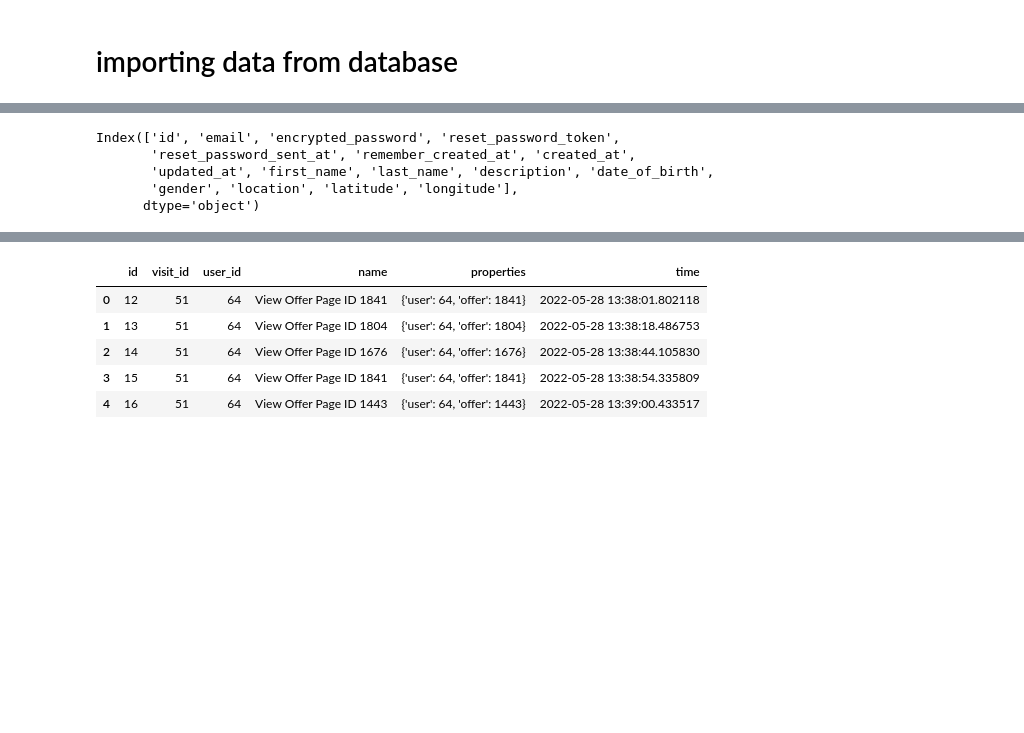
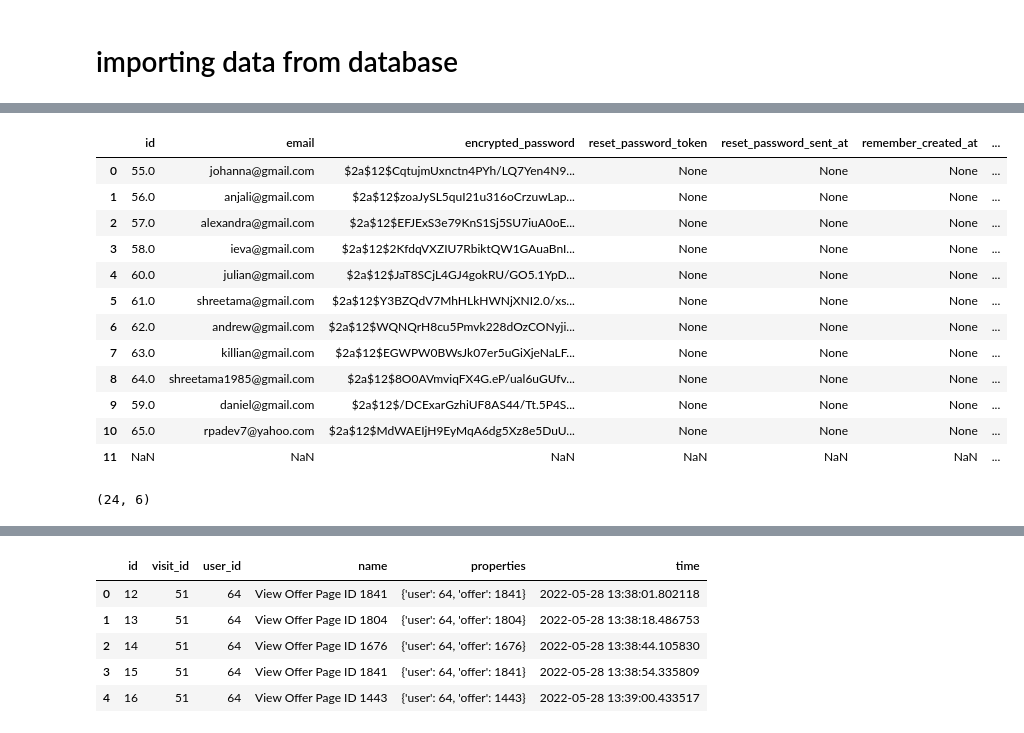
Before and after one commit to doode-1708/SportsExperiencePlatform, a Jupyter notebook: notebooks/sk_simple_recomender.ipynb, the cells around one changed output, grey strips where cells are left out. Saved outputs shown, nothing was run; the diff lists cells and outputs as text; code cells hidden in the pictures; blank space fills up the shorter version.

```diff
--- a/notebooks/sk_simple_recomender.ipynb
+++ b/notebooks/sk_simple_recomender.ipynb
@@ -28,9 +52,33 @@ users_df.shape, events_df.shape, ahoy_events_df.shape
+# %%
+users_df.at[8, 'location'] = 'Berlin'
+# %%
+users_df.at[8, 'latitude'] = 52.520008
+users_df.at[8, 'longitude'] = 13.404954
+users_df.at[11, 'location'] = 'Berlin'
+users_df.at[11, 'location'] = 'Berlin'
+users_df.at[11, 'latitude'] = 52.520008
+users_df.at[11, 'longitude'] = 13.404954
+users_df.at[10, 'location'] = 'Berlin'
+users_df.at[10, 'latitude'] = 52.520008
+users_df.at[10, 'longitude'] = 13.404954
+# %%
+users_df.head(15)
+# %% [output]
+|  | id | email | encrypted_password | reset_password_token | reset_password_sent_at | remember_created_at | ... |
+| 0 | 55.0 | johanna@gmail.com | $2a$12$CqtujmUxnctn4PYh/LQ7Yen4N9... | None | None | None | ... |
+| 1 | 56.0 | anjali@gmail.com | $2a$12$zoaJySL5quI21u316oCrzuwLap... | None | None | None | ... |
+| 2 | 57.0 | alexandra@gmail.com | $2a$12$EFJExS3e79KnS1Sj5SU7iuA0oE... | None | None | None | ... |
+| 3 | 58.0 | ieva@gmail.com | $2a$12$2KfdqVXZIU7RbiktQW1GAuaBnI... | None | None | None | ... |
+| 4 | 60.0 | julian@gmail.com | $2a$12$JaT8SCjL4GJ4gokRU/GO5.1YpD... | None | None | None | ... |
+| 5 | 61.0 | shreetama@gmail.com | $2a$12$Y3BZQdV7MhHLkHWNjXNI2.0/xs... | None | None | None | ... |
+| 6 | 62.0 | andrew@gmail.com | $2a$12$WQNQrH8cu5Pmvk228dOzCONyji... | None | None | None | ... |
+| 7 | 63.0 | killian@gmail.com | $2a$12$EGWPW0BWsJk07er5uGiXjeNaLF... | None | None | None | ... |
+| 8 | 64.0 | shreetama1985@gmail.com | $2a$12$8O0AVmviqFX4G.eP/ual6uGUfv... | None | None | None | ... |
+| 9 | 59.0 | daniel@gmail.com | $2a$12$/DCExarGzhiUF8AS44/Tt.5P4S... | None | None | None | ... |
+| 10 | 65.0 | rpadev7@yahoo.com | $2a$12$MdWAEIjH9EyMqA6dg5Xz8e5DuU... | None | None | None | ... |
+| 11 | NaN | NaN | NaN | NaN | NaN | NaN | ... |
 # %%
-users_df.columns
+ahoy_events_df.shape
 # %% [output]
-Index(['id', 'email', 'encrypted_password', 'reset_password_token',
-       'reset_password_sent_at', 'remember_created_at', 'created_at',
-       'updated_at', 'first_name', 'last_name', 'description', 'date_of_birth',
-       'gender', 'location', 'latitude', 'longitude'],
-      dtype='object')
+(24, 6)
 # %%
```
Also changed, not shown: parts of 37 cells of this notebook.
